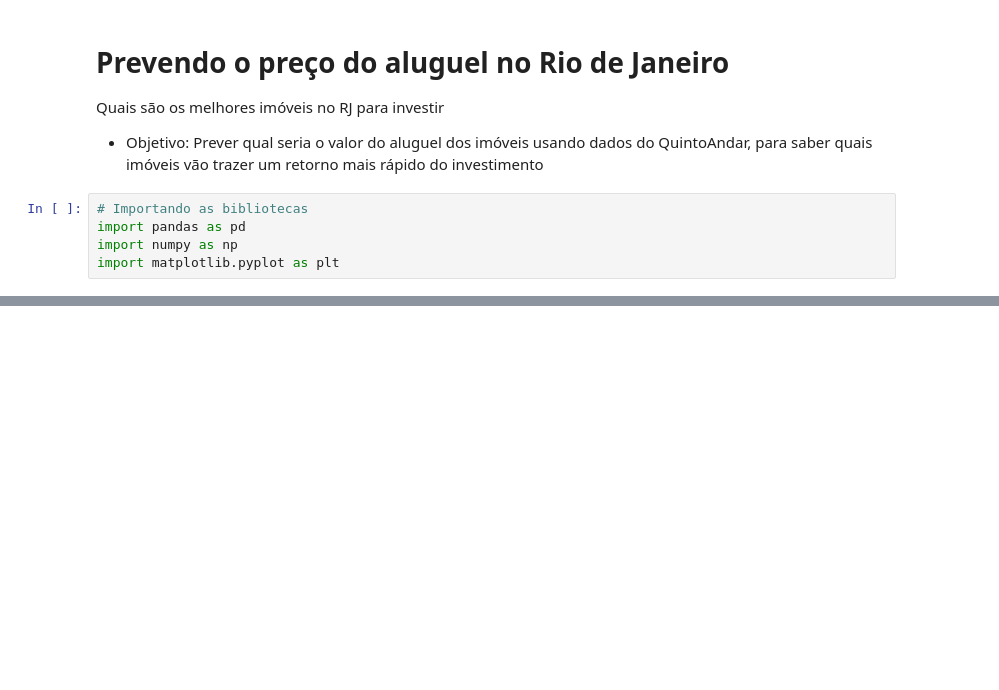
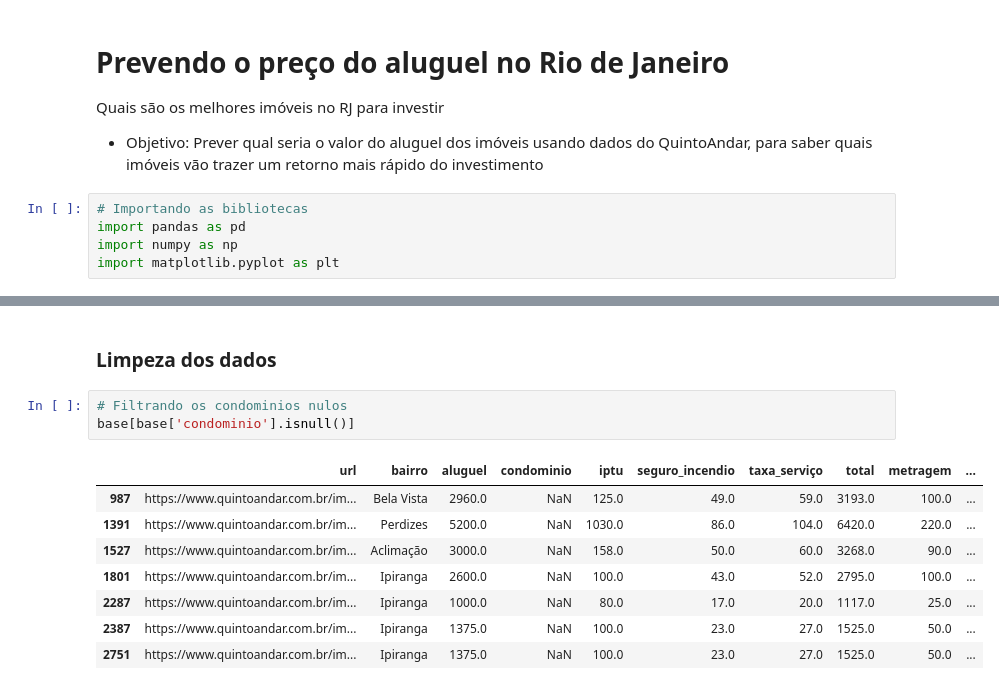
Before and after one commit to cassio645/Machine-learning, a Jupyter notebook: Projetos/aluguel_rj.ipynb, the cells around one changed output, grey strips where cells are left out. Drawn from its saved outputs; the diff is of its cells as text; blank space fills up the shorter version.

```diff
--- a/Projetos/aluguel_rj.ipynb
+++ b/Projetos/aluguel_rj.ipynb
@@ -13,0 +79,14 @@ base = pd.read_csv('quinto_andar_transformed_data.csv')
+# %% [markdown]
+### Limpeza dos dados
+# %%
+# Filtrando os condominios nulos
+base[base['condominio'].isnull()]
+# %% [output]
+|  | url | bairro | aluguel | condominio | iptu | seguro_incendio | taxa_serviço | total | metragem | ... |
+| 987 | https://www.quintoandar.com.br/im... | Bela Vista | 2960.0 | NaN | 125.0 | 49.0 | 59.0 | 3193.0 | 100.0 | ... |
+| 1391 | https://www.quintoandar.com.br/im... | Perdizes | 5200.0 | NaN | 1030.0 | 86.0 | 104.0 | 6420.0 | 220.0 | ... |
+| 1527 | https://www.quintoandar.com.br/im... | Aclimação | 3000.0 | NaN | 158.0 | 50.0 | 60.0 | 3268.0 | 90.0 | ... |
+| 1801 | https://www.quintoandar.com.br/im... | Ipiranga | 2600.0 | NaN | 100.0 | 43.0 | 52.0 | 2795.0 | 100.0 | ... |
+| 2287 | https://www.quintoandar.com.br/im... | Ipiranga | 1000.0 | NaN | 80.0 | 17.0 | 20.0 | 1117.0 | 25.0 | ... |
+| 2387 | https://www.quintoandar.com.br/im... | Ipiranga | 1375.0 | NaN | 100.0 | 23.0 | 27.0 | 1525.0 | 50.0 | ... |
+| 2751 | https://www.quintoandar.com.br/im... | Ipiranga | 1375.0 | NaN | 100.0 | 23.0 | 27.0 | 1525.0 | 50.0 | ... |
```
Also changed, not shown: parts of 14 cells of this notebook, 1 other file.
